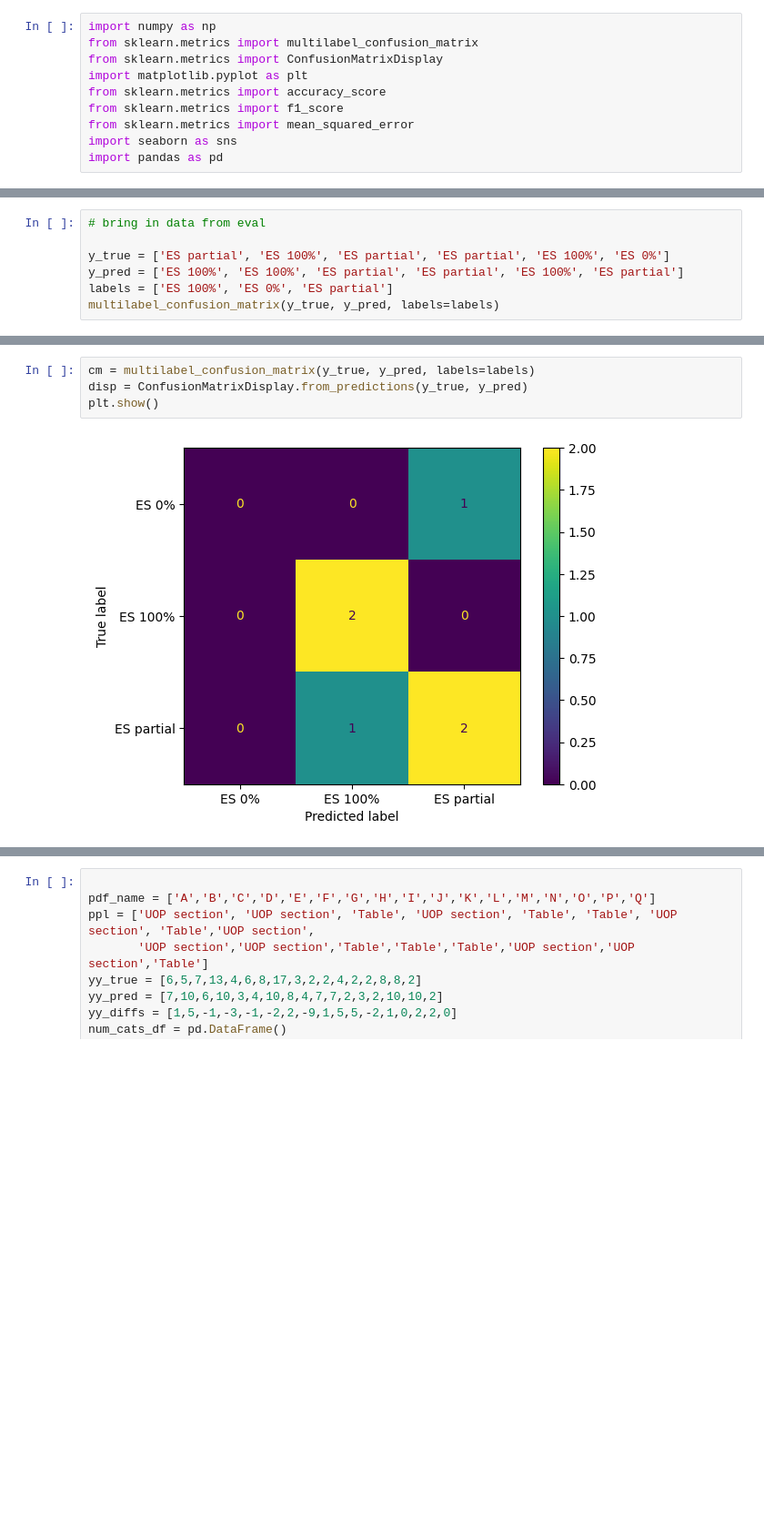
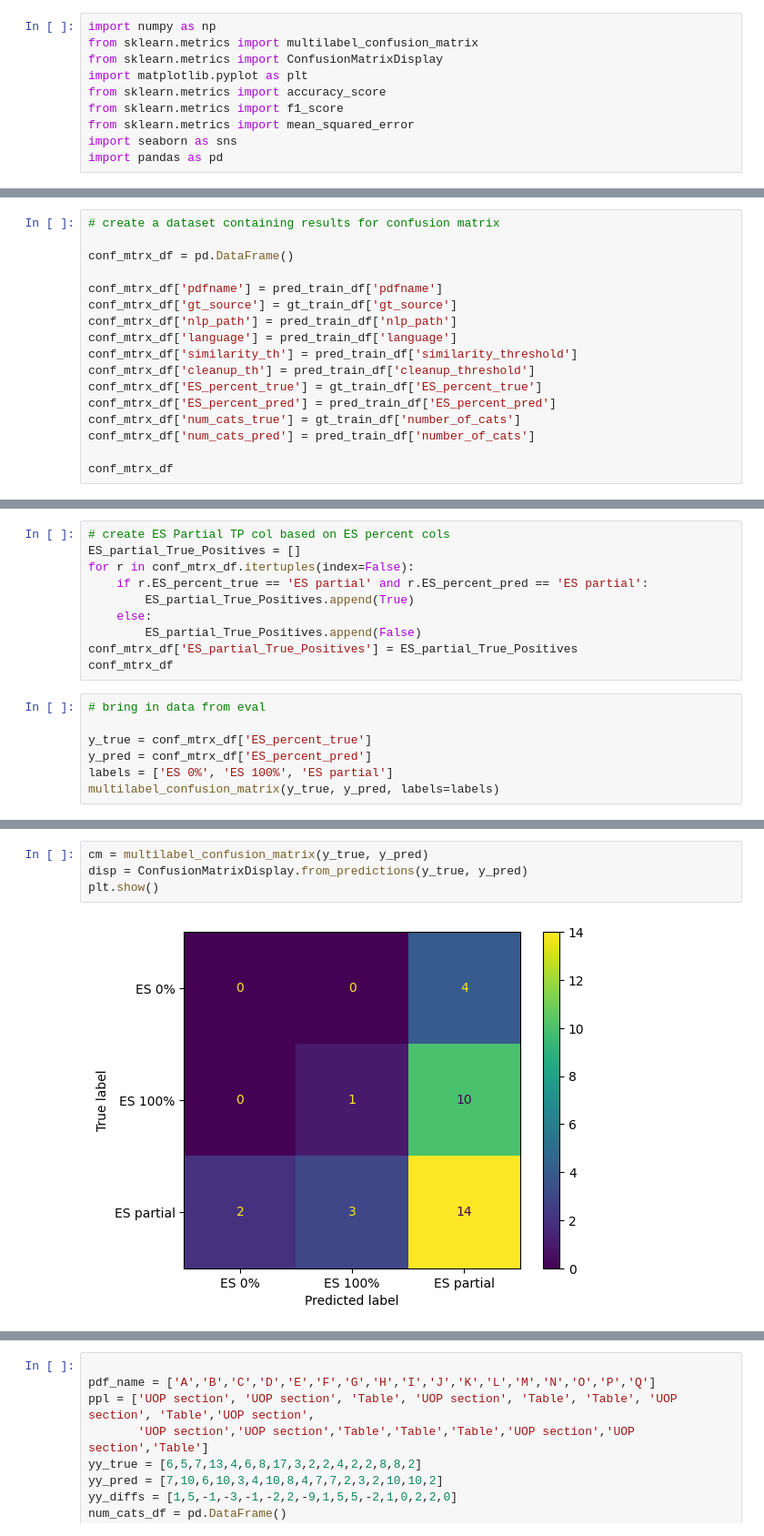
Before and after one commit to emw9805-notabot/ADSCert_project_Watson, a Jupyter notebook: Eval_metrics_V4.ipynb, the cells around one changed output, grey strips where cells are left out. Shown at 91% size. Drawn from its saved outputs; the diff is of its cells as text; blank space fills up the shorter version.

Commit message:
add conf mtrx work

```diff
--- a/Eval_metrics_V4.ipynb
+++ b/Eval_metrics_V4.ipynb
@@ -97,0 +84,17 @@ pred_train_df
+# %%
+# create a dataset containing results for confusion matrix
+
+conf_mtrx_df = pd.DataFrame()
+
+conf_mtrx_df['pdfname'] = pred_train_df['pdfname']
+conf_mtrx_df['gt_source'] = gt_train_df['gt_source']
+conf_mtrx_df['nlp_path'] = pred_train_df['nlp_path']
+conf_mtrx_df['language'] = pred_train_df['language']
+conf_mtrx_df['similarity_th'] = pred_train_df['similarity_threshold']
+conf_mtrx_df['cleanup_th'] = pred_train_df['cleanup_threshold']
+conf_mtrx_df['ES_percent_true'] = gt_train_df['ES_percent_true']
+conf_mtrx_df['ES_percent_pred'] = pred_train_df['ES_percent_pred']
+conf_mtrx_df['num_cats_true'] = gt_train_df['number_of_cats']
+conf_mtrx_df['num_cats_pred'] = pred_train_df['number_of_cats']
+
+conf_mtrx_df
@@ -98,8 +119,18 @@ pred_train_df
+# %%
+# create ES Partial TP col based on ES percent cols
+ES_partial_True_Positives = []
+for r in conf_mtrx_df.itertuples(index=False):
+    if r.ES_percent_true == 'ES partial' and r.ES_percent_pred == 'ES partial':
+        ES_partial_True_Positives.append(True)
+    else:
+        ES_partial_True_Positives.append(False)
+conf_mtrx_df['ES_partial_True_Positives'] = ES_partial_True_Positives
+conf_mtrx_df
 # %%
 # bring in data from eval
 
-y_true = ['ES partial', 'ES 100%', 'ES partial', 'ES partial', 'ES 100%', 'ES 0%']
-y_pred = ['ES 100%', 'ES 100%', 'ES partial', 'ES partial', 'ES 100%', 'ES partial']
-labels = ['ES 100%', 'ES 0%', 'ES partial']
+y_true = conf_mtrx_df['ES_percent_true']
+y_pred = conf_mtrx_df['ES_percent_pred']
+labels = ['ES 0%', 'ES 100%', 'ES partial']
 multilabel_confusion_matrix(y_true, y_pred, labels=labels)
 # %% [output]
@@ -114,9 +145,9 @@ array([[[3, 1],
 # %%
-cm = multilabel_confusion_matrix(y_true, y_pred, labels=labels)
+cm = multilabel_confusion_matrix(y_true, y_pred)
 disp = ConfusionMatrixDisplay.from_predictions(y_true, y_pred)
 plt.show()
 # %% [output]
-[figure, old version]
+[figure, new version]
 # %%
 accuracy_score_frac = accuracy_score(y_true, y_pred)
 accuracy_score_num = accuracy_score(y_true, y_pred, normalize=False)
```
Also changed, not shown: parts of 8 cells of this notebook, 2 other files.
